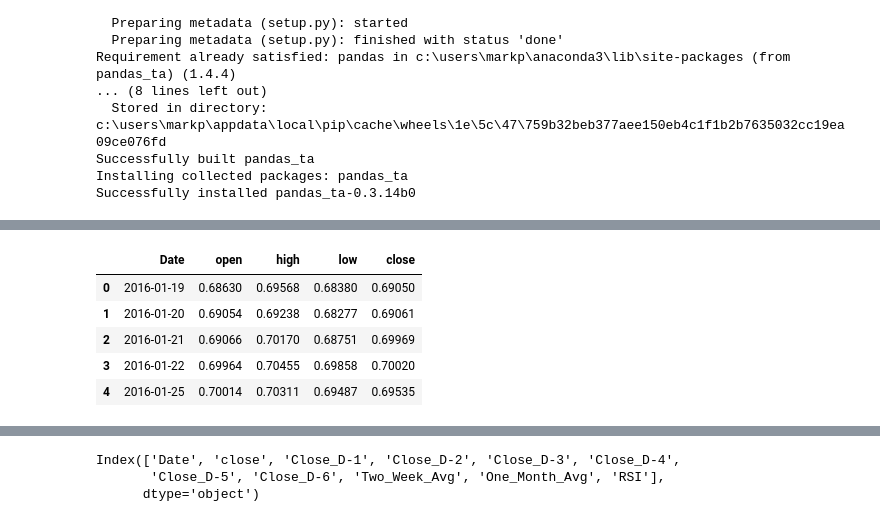
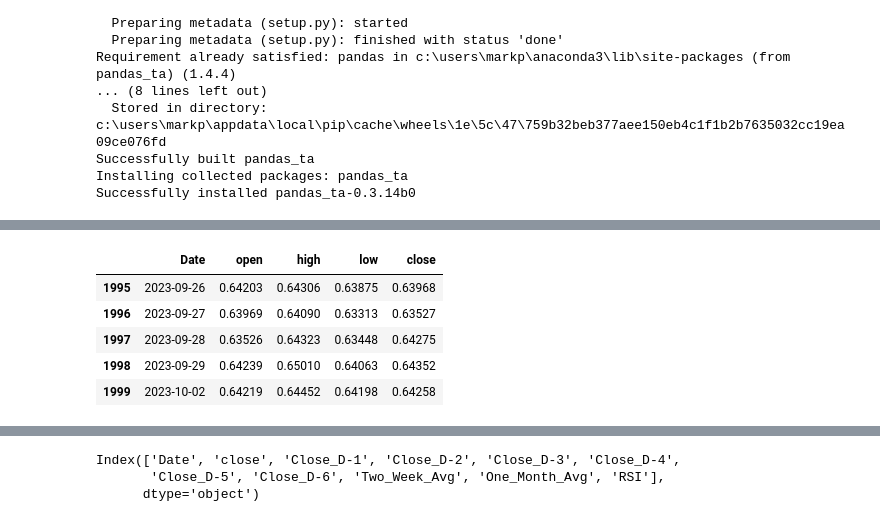
Before and after one commit to aliquid-novi/Strategies, a Jupyter notebook: multiple_regresion_.ipynb, the cells around one changed output, grey strips where cells are left out. Saved outputs shown, nothing was run; the diff lists cells and outputs as text; code cells hidden in the pictures.

```diff
--- a/multiple_regresion_.ipynb
+++ b/multiple_regresion_.ipynb
@@ -58,13 +58,13 @@ AUDUSD.head()
 # %%
 #WSJ
-df.head()
+df.tail()
 # %% [output]
 |  | Date | open | high | low | close |
-| 0 | 2016-01-19 | 0.68630 | 0.69568 | 0.68380 | 0.69050 |
-| 1 | 2016-01-20 | 0.69054 | 0.69238 | 0.68277 | 0.69061 |
-| 2 | 2016-01-21 | 0.69066 | 0.70170 | 0.68751 | 0.69969 |
-| 3 | 2016-01-22 | 0.69964 | 0.70455 | 0.69858 | 0.70020 |
-| 4 | 2016-01-25 | 0.70014 | 0.70311 | 0.69487 | 0.69535 |
+| 1995 | 2023-09-26 | 0.64203 | 0.64306 | 0.63875 | 0.63968 |
+| 1996 | 2023-09-27 | 0.63969 | 0.64090 | 0.63313 | 0.63527 |
+| 1997 | 2023-09-28 | 0.63526 | 0.64323 | 0.63448 | 0.64275 |
+| 1998 | 2023-09-29 | 0.64239 | 0.65010 | 0.64063 | 0.64352 |
+| 1999 | 2023-10-02 | 0.64219 | 0.64452 | 0.64198 | 0.64258 |
 # %%
 df['Date'] = pd.to_datetime(df['Date'])
 # %%
```
Also changed, not shown: parts of 14 cells of this notebook, 2 other files.
